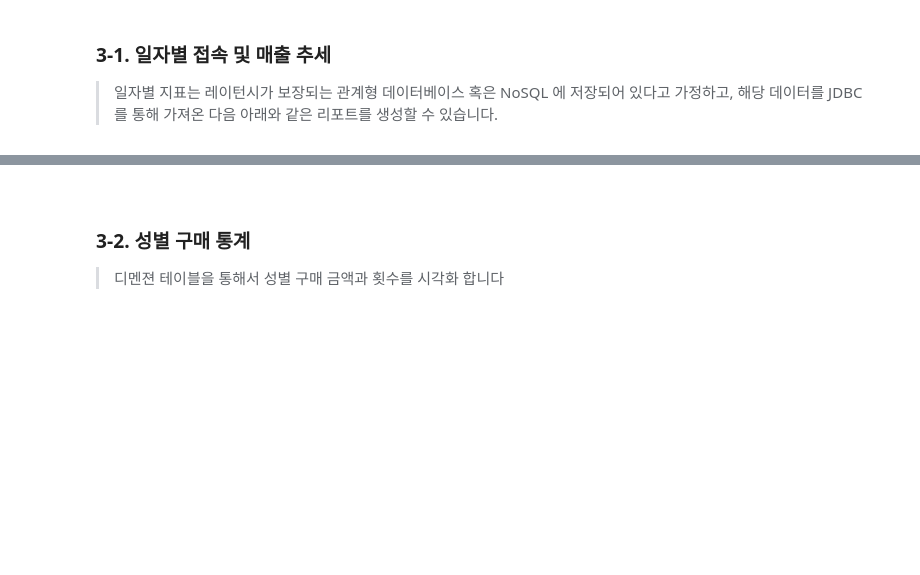
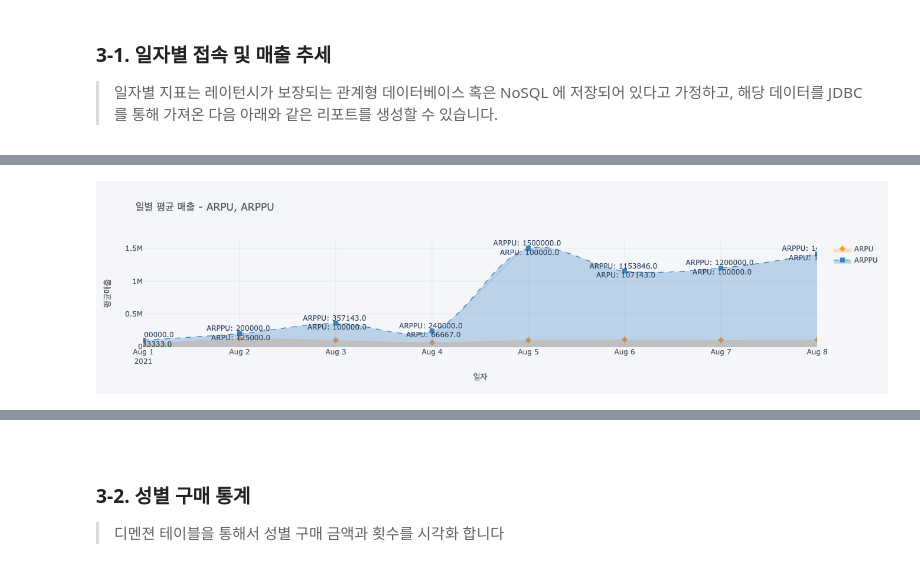
Before and after one commit to psyoblade/data-engineer-intermediate-training, a Jupyter notebook: day9/notebooks/data-engineer-lgde-plot.ipynb, the cells around one changed output, grey strips where cells are left out. Cells and saved outputs as stored; diff of their text form; code cells hidden in the pictures; blank space fills up the shorter version.

```diff
--- a/day9/notebooks/data-engineer-lgde-plot.ipynb
+++ b/day9/notebooks/data-engineer-lgde-plot.ipynb
@@ -71,0 +105,20 @@ pdPurchase.iplot(kind='line')
+# %%
+# DR, ARPU, ARPPU - 매출
+_kind = 'line'
+_dash = {'ARPU':'solid', 'ARPPU':'dash'}
+_mode = {'ARPU':'markers', 'ARPPU':'lines+markers+text'}
+_symbol = {'ARPU':'diamond', 'ARPPU':'square'}
+_interpolation = {'ARPU':'spline', 'ARPPU':'spline'}
+_size = 8
+
+purchase = data.withColumn("datetime", to_date(col('DT'), 'yyyy-MM-dd')).drop("DT", "DAU", "PU", "DR")
+pdPurchase = purchase.toPandas().set_index('datetime')
+
+arppu = list(pdPurchase['ARPPU'])
+arpu = list(pdPurchase['ARPU'])
+_text = [f'ARPPU: {x} <br> ARPU: {y}' for x,y in list(zip(arppu, arpu))]
+
+pdPurchase.iplot(kind='line', text=_text, title='일별 평균 매출 - ARPU, ARPPU', xTitle='일자', yTitle='평균매출', fill=True, \
+                 dash=_dash, mode=_mode, symbol=_symbol, interpolation=_interpolation, size=_size)
+# %% [output]
+[figure, added]
```
Also changed, not shown: parts of 16 cells of this notebook.
